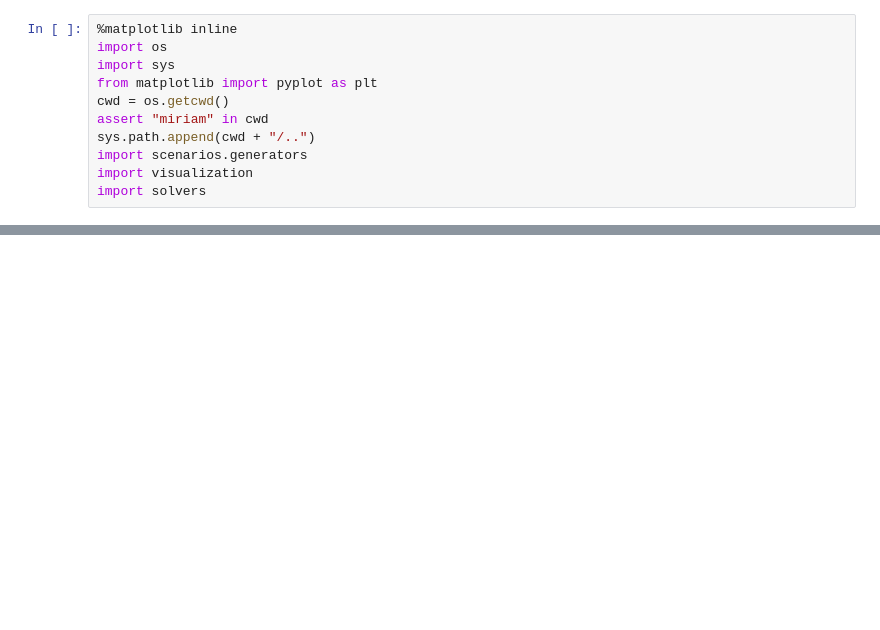
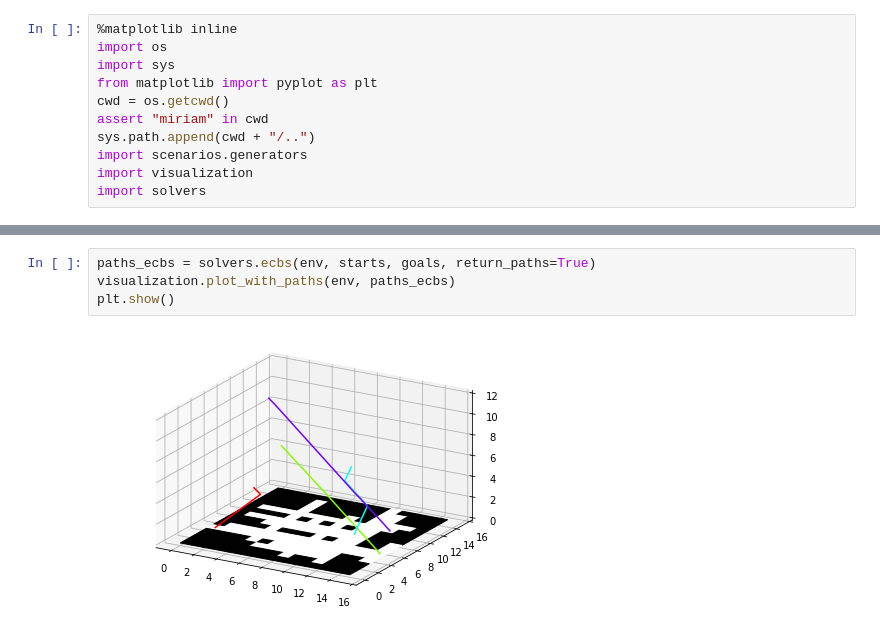
Before and after one commit to ct2034/miriam, a Jupyter notebook: scenarios/scenarios_demo.ipynb, the cells around one changed output, grey strips where cells are left out. Cells and saved outputs as stored; diff of their text form; blank space fills up the shorter version.

```diff
--- a/scenarios/scenarios_demo.ipynb
+++ b/scenarios/scenarios_demo.ipynb
@@ -25,0 +25,6 @@ plt.show()
+# %%
+paths_ecbs = solvers.ecbs(env, starts, goals, return_paths=True)
+visualization.plot_with_paths(env, paths_ecbs)
+plt.show()
+# %% [output]
+[figure, added]
```
Also changed, not shown: parts of 5 cells of this notebook, 5 other files.
